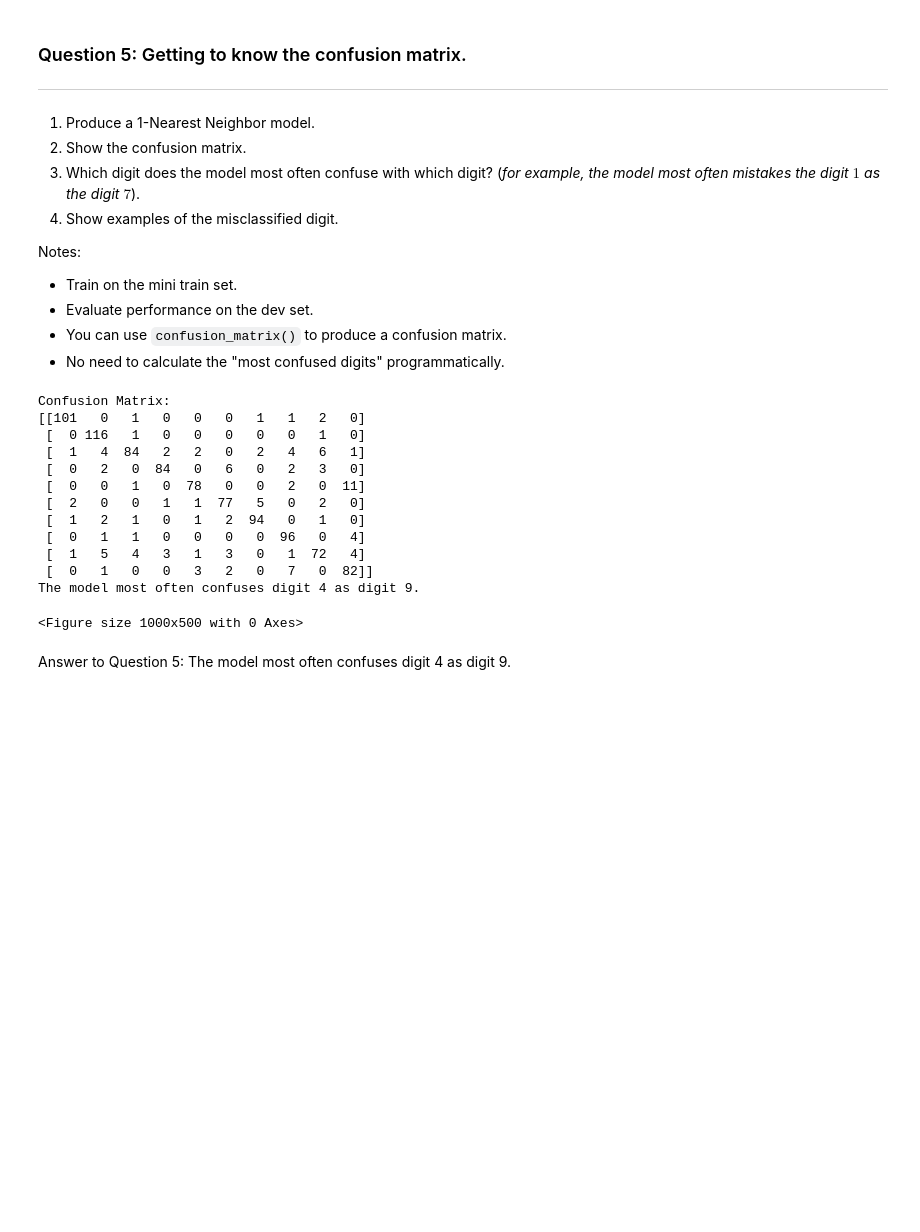
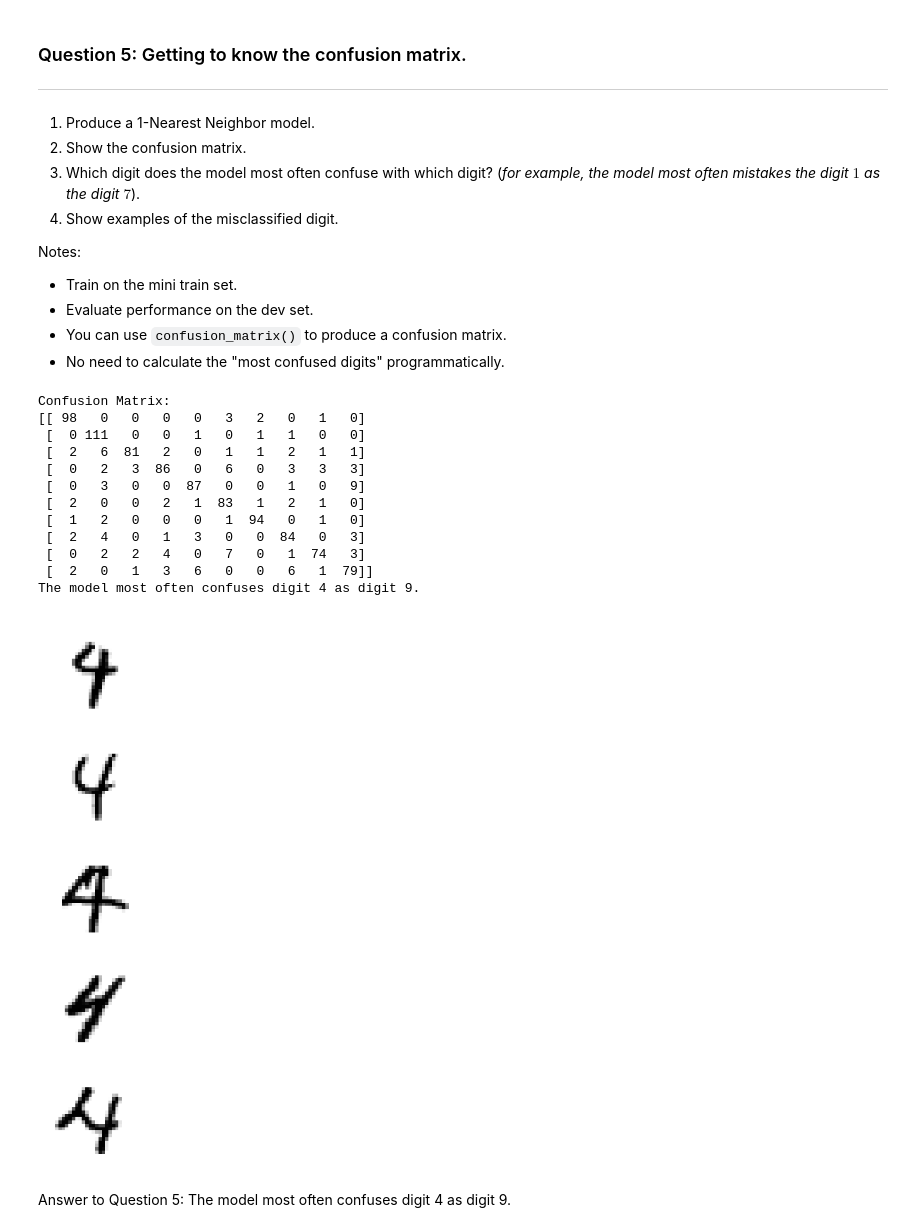
Before and after one commit to floresclaudiaa/machine_learning_projects, a Jupyter notebook: Claudia_Flores_project1_Digit_Classification.ipynb, the cells around one changed output. Drawn from its saved outputs; the diff is of its cells as text; code cells hidden in the pictures; blank space fills up the shorter version.

```diff
--- a/Claudia_Flores_project1_Digit_Classification.ipynb
+++ b/Claudia_Flores_project1_Digit_Classification.ipynb
@@ -517,53 +466,77 @@ Notes:
 def Q5():
 
     ### STUDENT START ###
 
     # Train a 1-Nearest Neighbor model
     knn = KNeighborsClassifier(n_neighbors=1)
     knn.fit(mini_train_data, mini_train_labels)
 
     # Evaluate the model on the dev set
     dev_predictions = knn.predict(dev_data)
 
     # Calculate and display the confusion matrix
     cm = confusion_matrix(dev_labels, dev_predictions)
     print("Confusion Matrix:")
     print(cm)
 
     # Find the most confused digits
     most_confused_digit_pair = np.unravel_index(np.argmax(cm - np.diag(np.diag(cm))), cm.shape)
     most_confused_digit = (most_confused_digit_pair[0], most_confused_digit_pair[1])
     print(f"The model most often confuses digit {most_confused_digit[0]} as digit {most_confused_digit[1]}.")
 
     # Show examples of misclassified digits
-    misclassified_indices = (dev_labels == most_confused_digit[0]) & (dev_predictions == most_confused_digit[1])
-    misclassified_images = dev_data[misclassified_indices]
 
-    plt.figure(figsize=(10, 5))
-    num_misclassified = min(10, misclassified_images.shape[0])  # Determine the number of misclassified images to display
-    for i in range(num_misclassified):
-        plt.subplot(2, 5, i + 1)
-        plt.imshow(misclassified_images[i].reshape(28, 28), cmap='gray')  # Reshape the numpy array for display
-        plt.title(f'Predicted: {most_confused_digit[1]}, Actual: {most_confused_digit[0]}')
-        plt.axis('off')
-    plt.show()
+    # Set black and white colormap
+    plt.rc('image', cmap='binary')
+
+    # Load MNIST dataset
+    images, labels = train_data.values, train_labels.values
+    images = dev_data[(dev_labels == '4') & (dev_predictions == '9')].values
+    labels = dev_labels[(dev_labels == '4') & (dev_predictions == '9')].values
+    images[1]
+
+    # # Define number of digits per row and column
+    # digits_per_row = 10
+    # digits_per_col = 10
+
+    # # Function to reshape image from 1D to 2D (28x28 pixels)
+    def reshape_image(image):
+      return image.reshape(28, 28)
+
+    # # Get 10 examples of each digit
+    # digit_examples = {}
+    # for digit in range(10):
+    #   digit_examples[digit] = images[labels == str(digit)][0:10]
+
+    # # Create figure for plotting
+    fig, axes = plt.subplots(5, 1, figsize=(10, 10))
+
+    # Plot each digit example
+    for i in range(5):
+      image = reshape_image(images[i])
+      axes[i].imshow(image)
+      axes[i].axis('off')
+
+    # # Show plot
+    # plt.tight_layout()
+    # plt.show()
 
     ### STUDENT END ###
 
 Q5()
 # %% [output]
 Confusion Matrix:
-[[101   0   1   0   0   0   1   1   2   0]
- [  0 116   1   0   0   0   0   0   1   0]
- [  1   4  84   2   2   0   2   4   6   1]
- [  0   2   0  84   0   6   0   2   3   0]
- [  0   0   1   0  78   0   0   2   0  11]
- [  2   0   0   1   1  77   5   0   2   0]
- [  1   2   1   0   1   2  94   0   1   0]
- [  0   1   1   0   0   0   0  96   0   4]
- [  1   5   4   3   1   3   0   1  72   4]
- [  0   1   0   0   3   2   0   7   0  82]]
+[[ 98   0   0   0   0   3   2   0   1   0]
+ [  0 111   0   0   1   0   1   1   0   0]
+ [  2   6  81   2   0   1   1   2   1   1]
+ [  0   2   3  86   0   6   0   3   3   3]
+ [  0   3   0   0  87   0   0   1   0   9]
+ [  2   0   0   2   1  83   1   2   1   0]
+ [  1   2   0   0   0   1  94   0   1   0]
+ [  2   4   0   1   3   0   0  84   0   3]
+ [  0   2   2   4   0   7   0   1  74   3]
+ [  2   0   1   3   6   0   0   6   1  79]]
 The model most often confuses digit 4 as digit 9.
-<Figure size 1000x500 with 0 Axes>
+[figure, added]
 # %% [markdown]
 Answer to Question 5: The model most often confuses digit 4 as digit 9.
```
Also changed, not shown: parts of 7 cells of this notebook.
